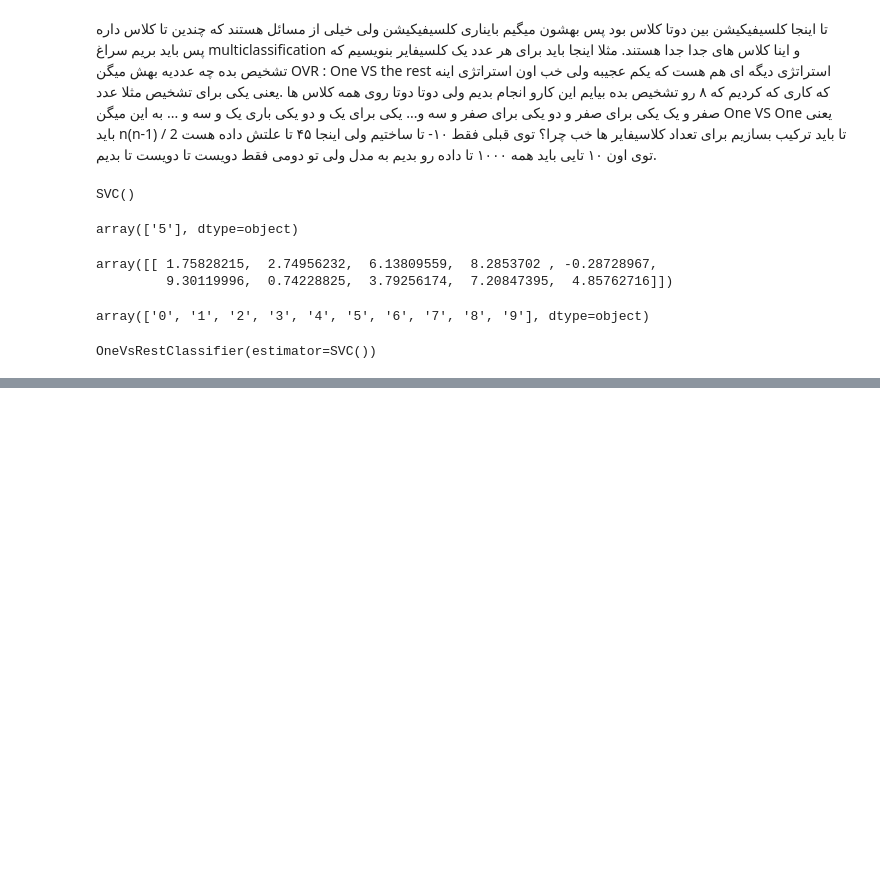
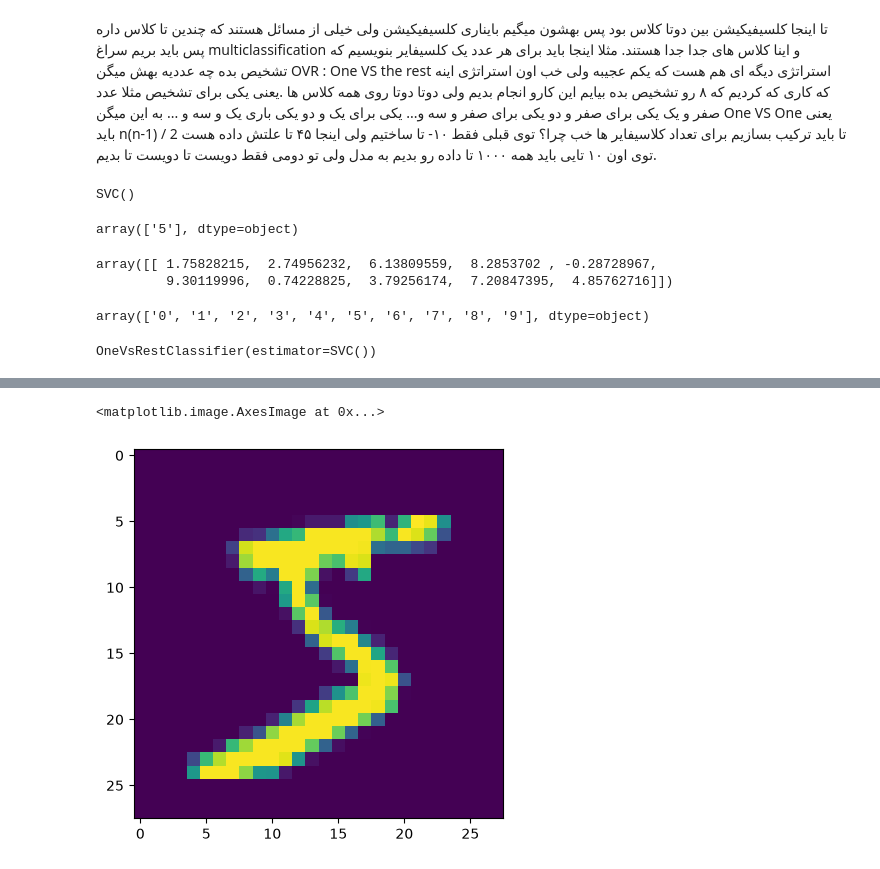
Before and after one commit to Shayan-Zavvarei/ml-eghbali, a Jupyter notebook: codes/ch3-classification.ipynb, the cells around one changed output, grey strips where cells are left out. Drawn from its saved outputs; the diff is of its cells as text; code cells hidden in the pictures; blank space fills up the shorter version.

```diff
--- a/codes/ch3-classification.ipynb
+++ b/codes/ch3-classification.ipynb
@@ -509,0 +552,6 @@ OneVsRestClassifier(estimator=SVC())
+# %%
+from sklearn.neighbors import KNeighborsClassifier
+import numpy as np
+y_train_above_5 = (y_train > '5')
+y_train_even = (y_train.astype(int) % 2 == 0)
+y_train_ml = np.c_[y_train_above_5, y_train_even]
@@ -509,0 +660,5 @@ OneVsRestClassifier(estimator=SVC())
+# %%
+plt.imshow(X_train[0].reshape(28,28))
+# %% [output]
+<matplotlib.image.AxesImage at 0x...>
+[figure, added]
```
Also changed, not shown: parts of 15 cells of this notebook.
